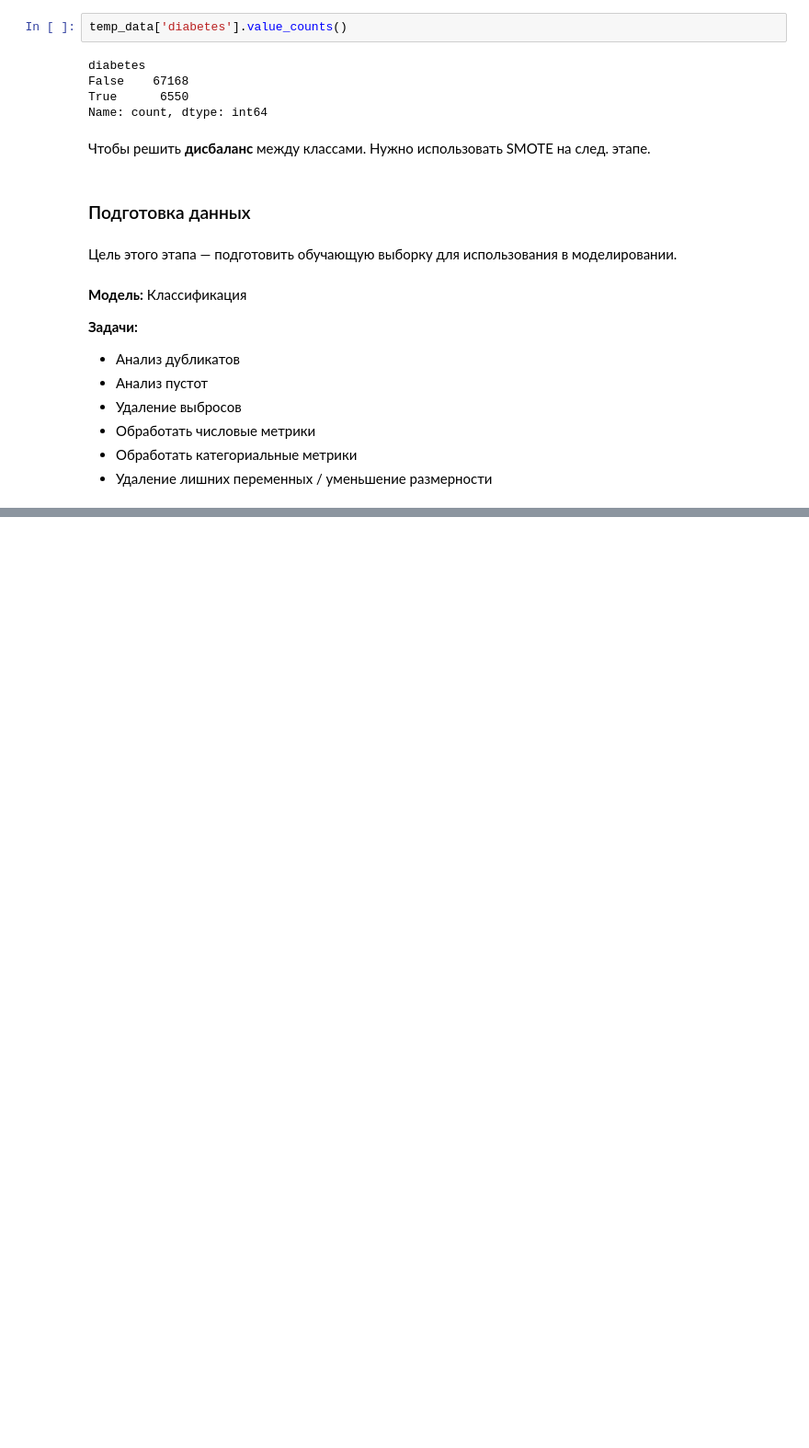
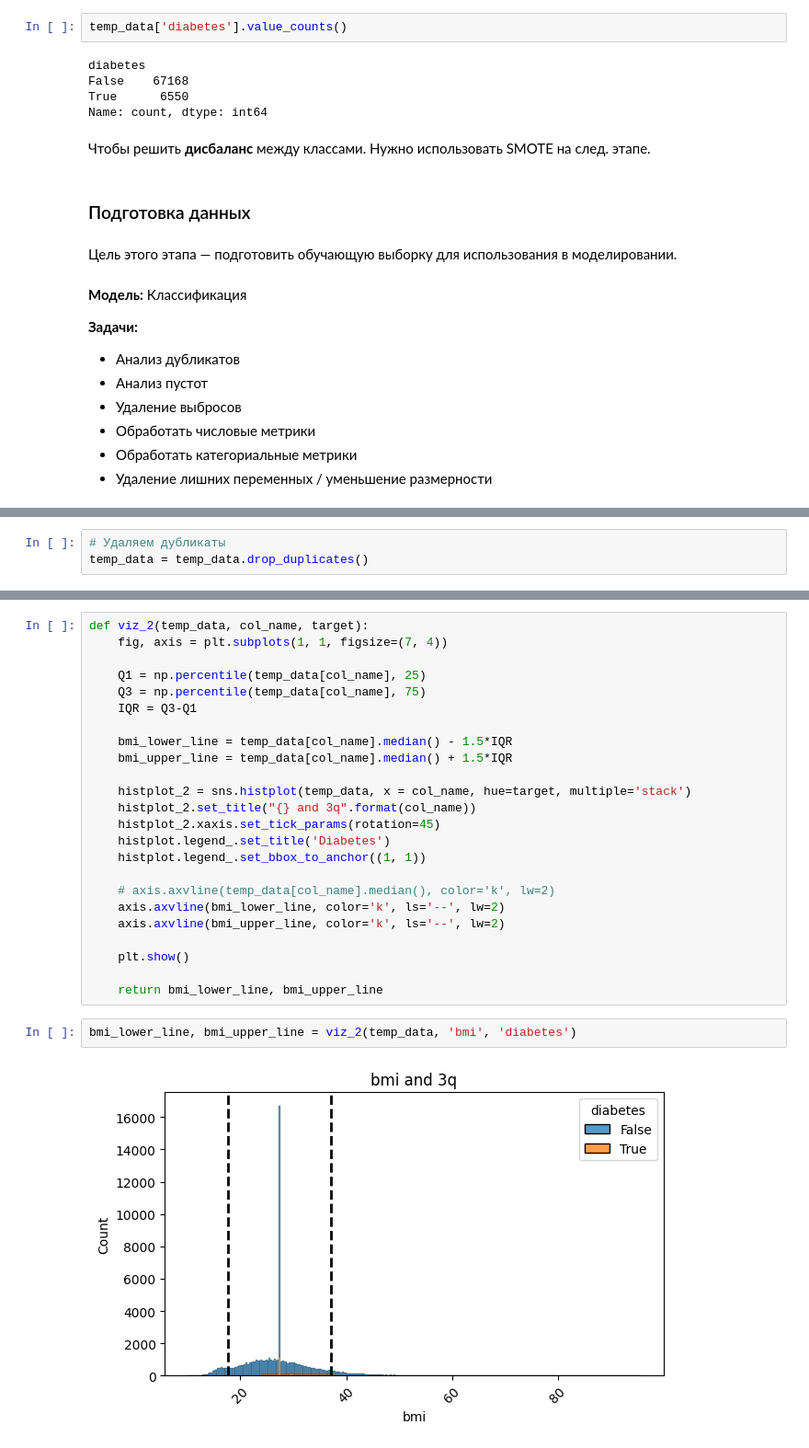
Before and after one commit to AibekDS/Diabetes-Prediction, a Jupyter notebook: main.ipynb, the cells around one changed output, grey strips where cells are left out. Shown at 92% size. Saved outputs shown, nothing was run; the diff lists cells and outputs as text; blank space fills up the shorter version.

Commit message:
End Data preparation

```diff
--- a/main.ipynb
+++ b/main.ipynb
@@ -255,0 +285,3 @@ Name: count, dtype: int64
+# %%
+# Удаляем дубликаты
+temp_data = temp_data.drop_duplicates()
@@ -255,0 +319,28 @@ Name: count, dtype: int64
+# %%
+def viz_2(temp_data, col_name, target):
+    fig, axis = plt.subplots(1, 1, figsize=(7, 4))
+
+    Q1 = np.percentile(temp_data[col_name], 25)
+    Q3 = np.percentile(temp_data[col_name], 75)
+    IQR = Q3-Q1
+
+    bmi_lower_line = temp_data[col_name].median() - 1.5*IQR
+    bmi_upper_line = temp_data[col_name].median() + 1.5*IQR
+
+    histplot_2 = sns.histplot(temp_data, x = col_name, hue=target, multiple='stack')
+    histplot_2.set_title("{} and 3q".format(col_name))
+    histplot_2.xaxis.set_tick_params(rotation=45)
+    histplot.legend_.set_title('Diabetes')
+    histplot.legend_.set_bbox_to_anchor((1, 1))
+
+    # axis.axvline(temp_data[col_name].median(), color='k', lw=2)
+    axis.axvline(bmi_lower_line, color='k', ls='--', lw=2)
+    axis.axvline(bmi_upper_line, color='k', ls='--', lw=2)
+
+    plt.show()
+
+    return bmi_lower_line, bmi_upper_line
+# %%
+bmi_lower_line, bmi_upper_line = viz_2(temp_data, 'bmi', 'diabetes')
+# %% [output]
+[figure, added]
```
Also changed, not shown: parts of 27 cells of this notebook, 1 other file.
